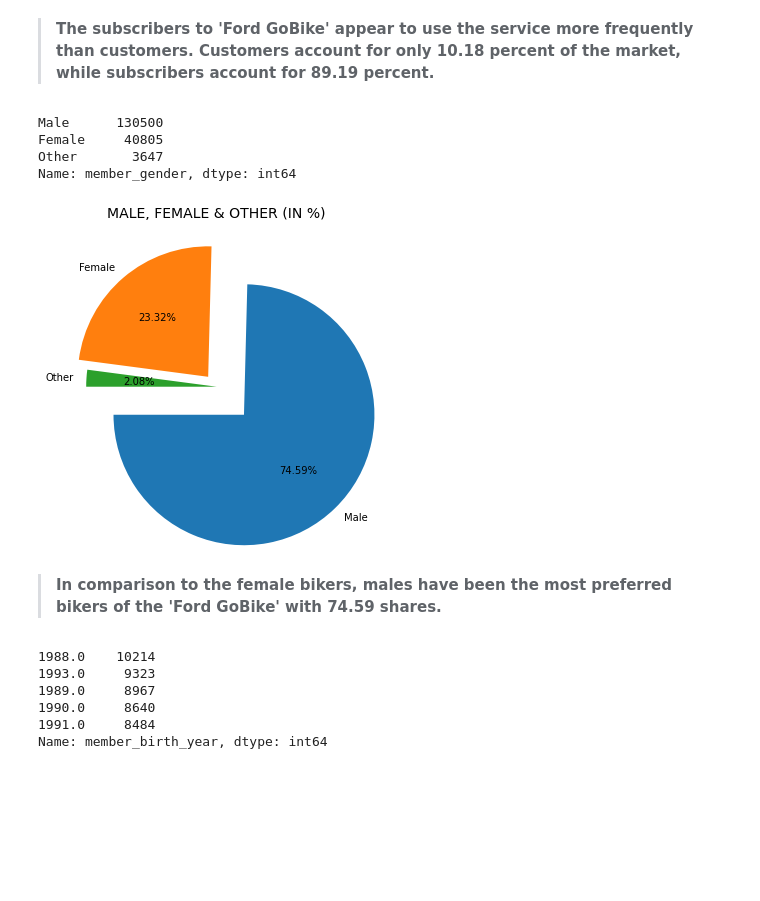
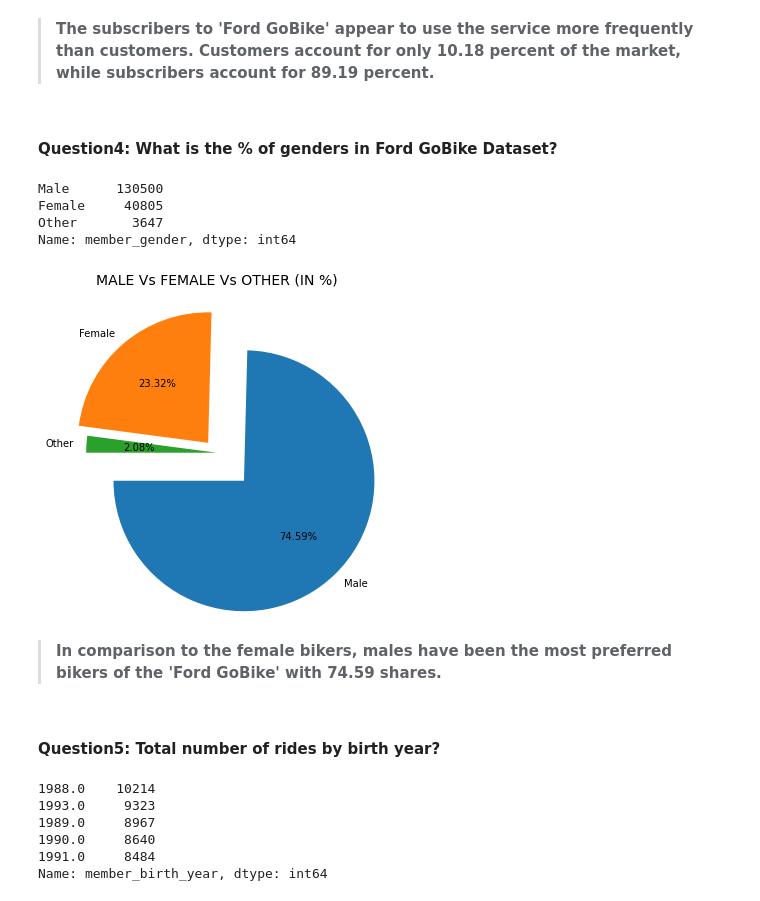
Before and after one commit to Niharika14/DataAnalystNanoDegree, a Jupyter notebook: Project submission/Exploration_data_Visualization/exploration_data_visualization_fordgobike_2019.ipynb, the cells around one changed output. Saved outputs shown, nothing was run; the diff lists cells and outputs as text; code cells hidden in the pictures; blank space fills up the shorter version.

```diff
--- a/Project submission/Exploration_data_Visualization/exploration_data_visualization_fordgobike_2019.ipynb
+++ b/Project submission/Exploration_data_Visualization/exploration_data_visualization_fordgobike_2019.ipynb
@@ -382,6 +398,8 @@ plt.title('SUBSCRIBER Vs. CUSRTOMER (IN %)', fontsize=14);
 [figure]
 # %% [markdown]
 > __The subscribers to 'Ford GoBike' appear to use the service more frequently than customers. Customers account for only 10.18 percent of the market, while subscribers account for 89.19 percent.__
+# %% [markdown]
+#### Question4: What is the % of genders in Ford GoBike Dataset?
 # %%
 fordgobike_copy['member_gender'].value_counts()
 # %% [output]
@@ -392,22 +410,25 @@ Name: member_gender, dtype: int64
 # %%
 #figure4
 plt.figure(figsize=[12,6])
 
 gender_counts = fordgobike_copy['member_gender'].value_counts()
 
 explodeTuple=(0.3,0.1,0)
 
 plt.pie(gender_counts,
         labels = gender_counts.index,
         autopct='%1.2f%%',
         explode = explodeTuple,
         startangle   = 180)
 
-plt.title('MALE, FEMALE & OTHER (IN %)', fontsize=14);
+plt.title('MALE Vs FEMALE Vs OTHER (IN %)', fontsize=14)
+plt.savefig("graph\MALE Vs FEMALE Vs OTHER"); # save as png
 # %% [output]
-[figure, old version]
+[figure, new version]
 # %% [markdown]
 > __In comparison to the female bikers, males have been the most preferred bikers of the 'Ford GoBike' with 74.59 shares.__
+# %% [markdown]
+#### Question5: Total number of rides by birth year?
 # %%
 fordgobike_copy['member_birth_year'].value_counts().head()
 # %% [output]
```
Also changed, not shown: parts of 32 cells of this notebook, 21 other files.
